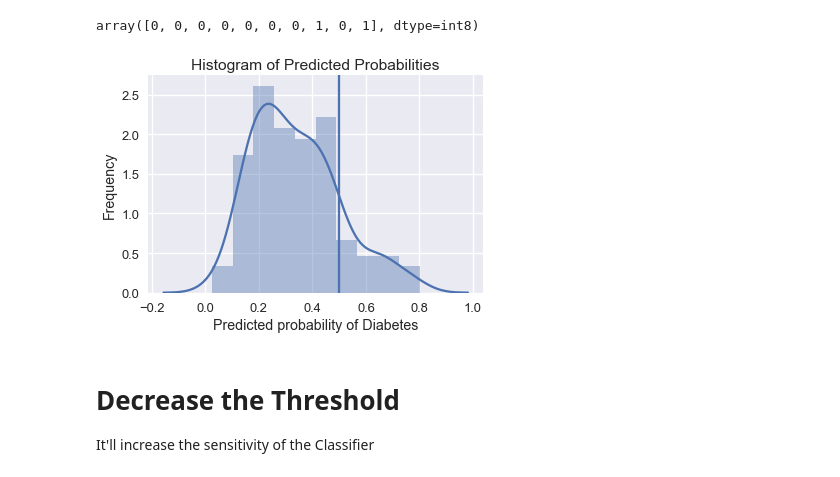
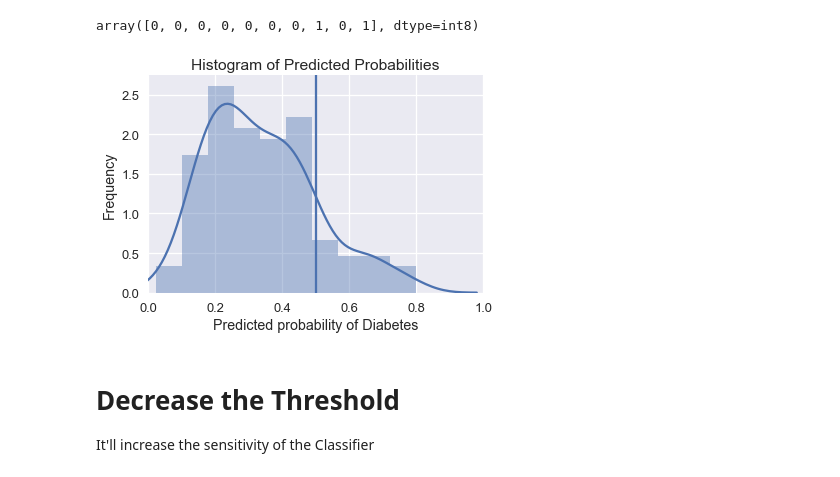
Before and after one commit to derpycoder/pragmatic-machine-learning, a Jupyter notebook: sklearn/classification-threshold.ipynb, the cells around one changed output. Cells and saved outputs as stored; diff of their text form; code cells hidden in the pictures.

```diff
--- a/sklearn/classification-threshold.ipynb
+++ b/sklearn/classification-threshold.ipynb
@@ -58,16 +58,17 @@ array([0, 0, 0, 0, 0, 0, 0, 1, 0, 1], dtype=int8)
 # %%
 def plot_prob_threshold(x = 0.5):
     sns.set_context('talk')
     sns.distplot(y_pred_prob[:, 1])
+    plt.xlim([0.0, 1.0])
     plt.title('Histogram of Predicted Probabilities')
     plt.xlabel('Predicted probability of Diabetes')
     plt.ylabel('Frequency')
     plt.axvline(x = x)    # This line depicts the current threshold
     plt.show()
 
 plot_prob_threshold()
 # %% [output]
-[figure, old version]
+[figure, new version]
 # %% [markdown]
 # Decrease the Threshold
 It'll increase the sensitivity of the Classifier
```
Also changed, not shown: parts of 1 cell of this notebook, 2 other files.
